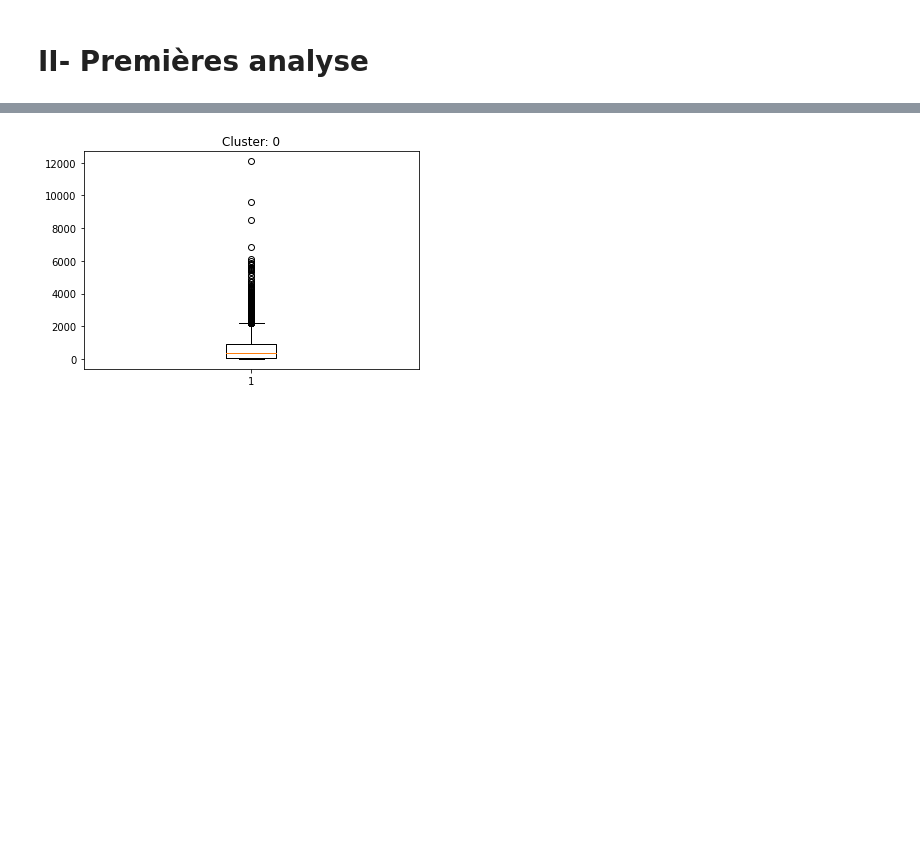
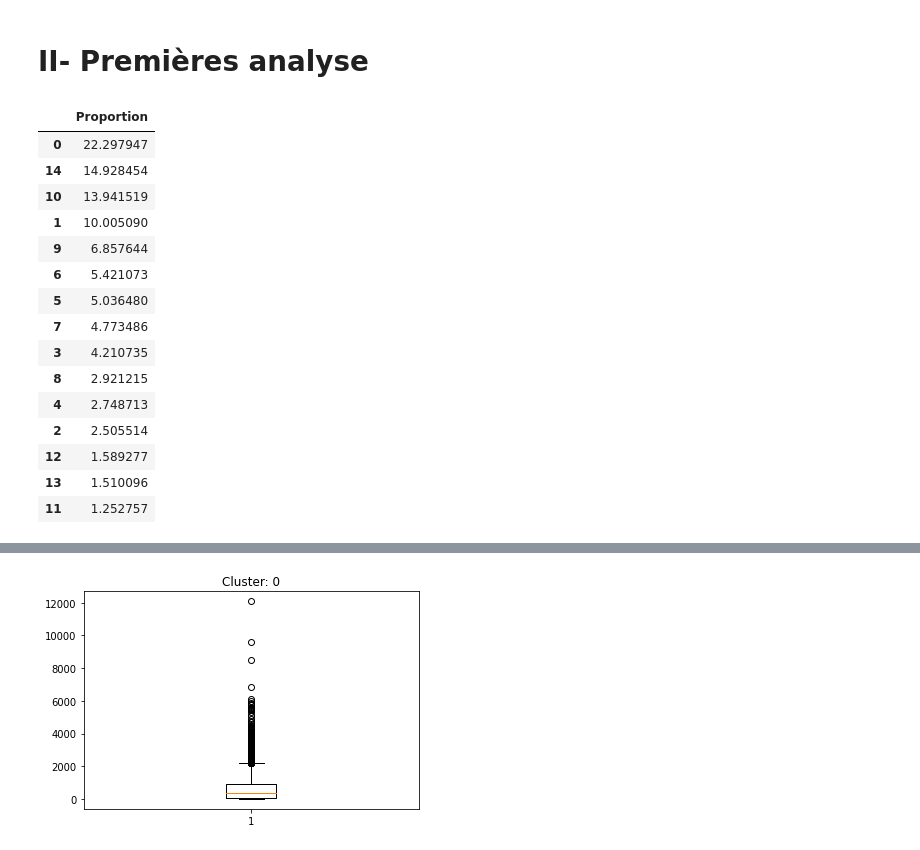
Before and after one commit to Cyrlyo/Cordis, a Jupyter notebook: Notebook/Feature_importance.ipynb, the cells around one changed output, grey strips where cells are left out. Drawn from its saved outputs; the diff is of its cells as text; code cells hidden in the pictures; blank space fills up the shorter version.

```diff
--- a/Notebook/Feature_importance.ipynb
+++ b/Notebook/Feature_importance.ipynb
@@ -34,0 +64,20 @@ project['ecSignatureDate'] = project['ecSignatureDate'].dt.year
+# %%
+proportions_df = proportions.apply(to_pourcent)
+proportions_df
+# %% [output]
+|  | Proportion |
+| 0 | 22.297947 |
+| 14 | 14.928454 |
+| 10 | 13.941519 |
+| 1 | 10.005090 |
+| 9 | 6.857644 |
+| 6 | 5.421073 |
+| 5 | 5.036480 |
+| 7 | 4.773486 |
+| 3 | 4.210735 |
+| 8 | 2.921215 |
+| 4 | 2.748713 |
+| 2 | 2.505514 |
+| 12 | 1.589277 |
+| 13 | 1.510096 |
+| 11 | 1.252757 |
```
Also changed, not shown: parts of 13 cells of this notebook.
